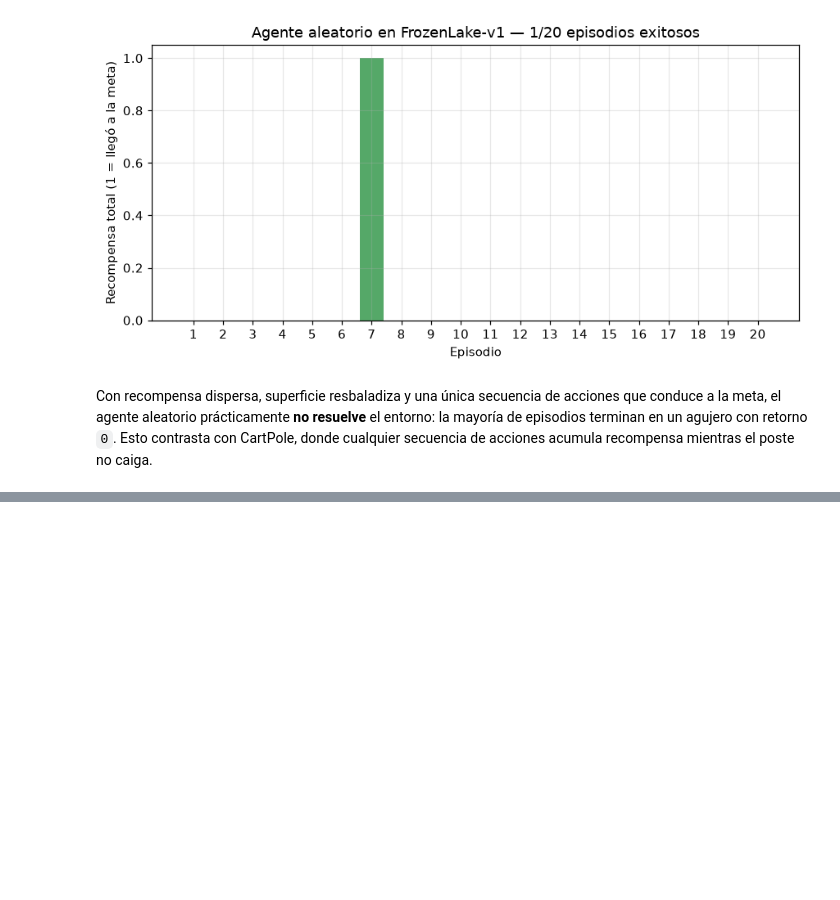
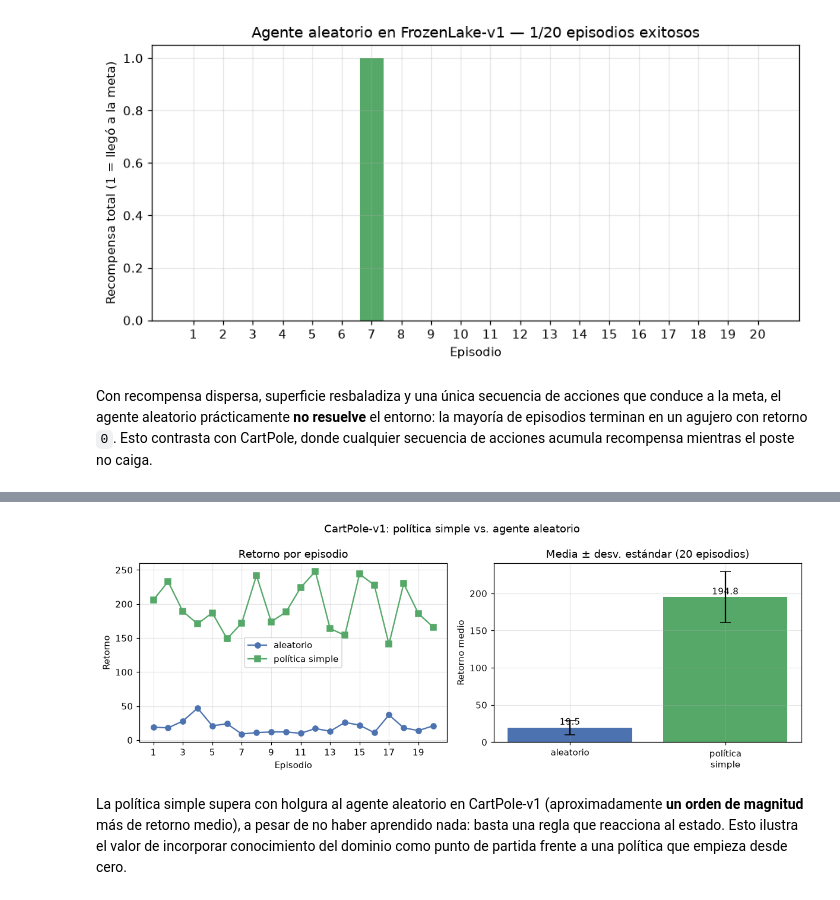
Before and after one commit to ecarcamo/CC3092-DEEP-LEARNING, a Jupyter notebook: lab4/notebooks/lab4_rl_gymnasium.ipynb, the cells around one changed output, grey strips where cells are left out. Cells and saved outputs as stored; diff of their text form; code cells hidden in the pictures; blank space fills up the shorter version.

Commit message:
[feat] sección 3.3: política simple reactiva para CartPole-v1 y comparación con el agente aleatorio

```diff
--- a/lab4/notebooks/lab4_rl_gymnasium.ipynb
+++ b/lab4/notebooks/lab4_rl_gymnasium.ipynb
@@ -591,0 +641,35 @@ mientras el poste no caiga.
+# %%
+# Gráfica comparativa: retorno por episodio y media +- desviación estándar
+fig, (ax1, ax2) = plt.subplots(1, 2, figsize=(11, 4))
+
+ax1.plot(cartpole_random["episodio"], cartpole_random["retorno"],
+         "o-", color="#4C72B0", label="aleatorio")
+ax1.plot(cartpole_simple["episodio"], cartpole_simple["retorno"],
+         "s-", color="#55A868", label="política simple")
+ax1.set_xlabel("Episodio")
+ax1.set_ylabel("Retorno")
+ax1.set_title("Retorno por episodio")
+ax1.set_xticks(cartpole_random["episodio"][::2])
+ax1.legend()
+
+medias = [cartpole_random["retorno"].mean(), cartpole_simple["retorno"].mean()]
+errs = [cartpole_random["retorno"].std(), cartpole_simple["retorno"].std()]
+barras = ax2.bar(["aleatorio", "política\nsimple"], medias, yerr=errs,
+                 capsize=6, color=["#4C72B0", "#55A868"])
+ax2.set_ylabel("Retorno medio")
+ax2.set_title(f"Media ± desv. estándar ({N_EP} episodios)")
+for rect, v in zip(barras, medias):
+    ax2.text(rect.get_x() + rect.get_width() / 2, v + 4, f"{v:.1f}", ha="center")
+
+fig.suptitle("CartPole-v1: política simple vs. agente aleatorio")
+fig.tight_layout()
+fig.savefig(FIG_DIR / "cartpole_policy_comparison.png", bbox_inches="tight")
+plt.show()
+# %% [output]
+[figure, added]
+# %% [markdown]
+La política simple supera con holgura al agente aleatorio en CartPole-v1
+(aproximadamente **un orden de magnitud** más de retorno medio), a pesar de no
+haber aprendido nada: basta una regla que reacciona al estado. Esto ilustra el
+valor de incorporar conocimiento del dominio como punto de partida frente a una
+política que empieza desde cero.
```
Also changed, not shown: parts of 3 cells of this notebook, 1 other file.
